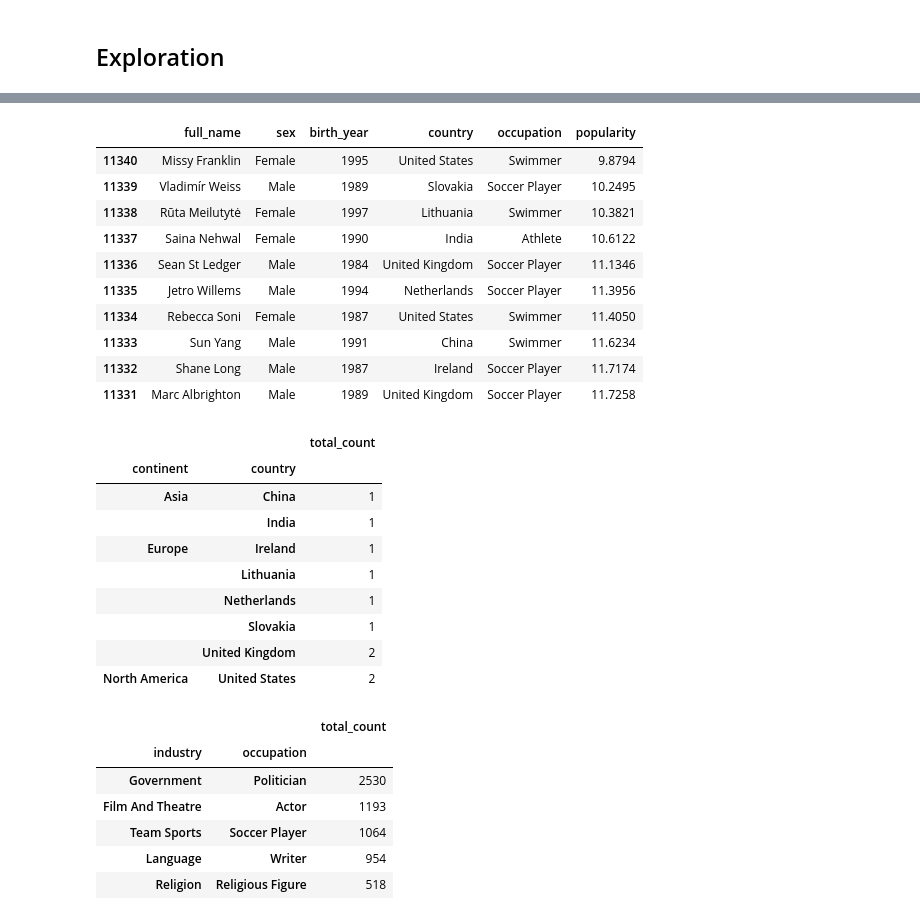
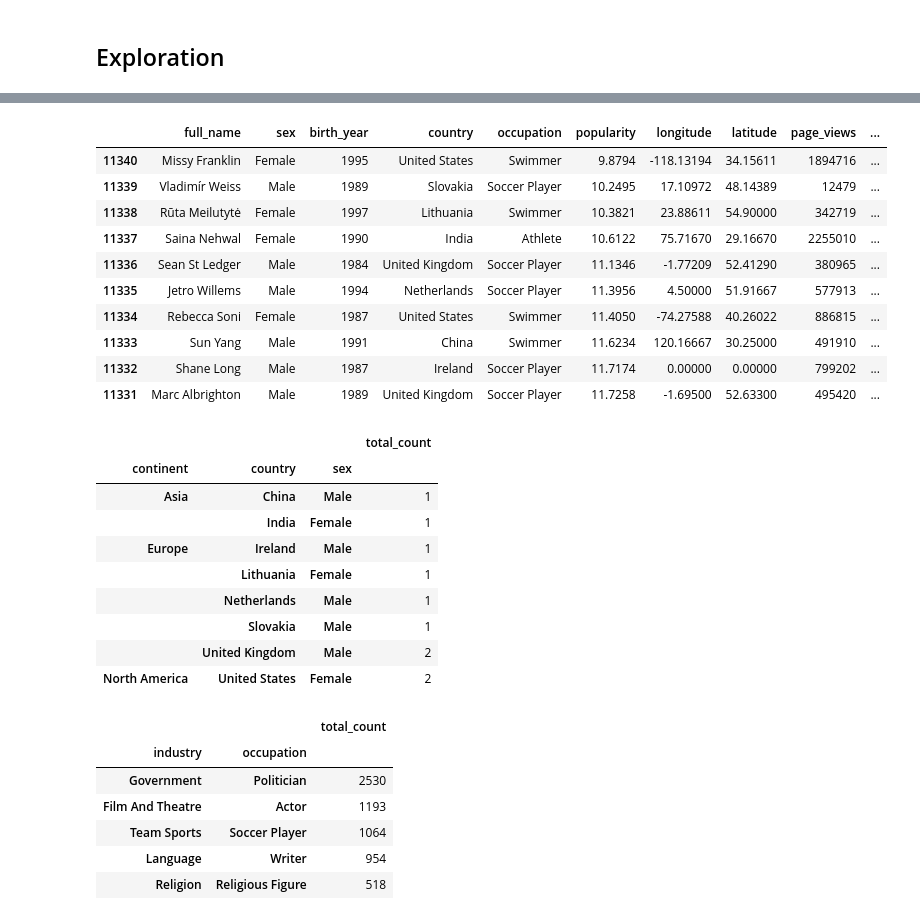
Before and after one commit to tbahng/ist652-final_project, a Jupyter notebook: Final_Project_Report.ipynb, the cells around one changed output, grey strips where cells are left out. Saved outputs shown, nothing was run; the diff lists cells and outputs as text; code cells hidden in the pictures.

```diff
--- a/Final_Project_Report.ipynb
+++ b/Final_Project_Report.ipynb
@@ -106,4 +107,4 @@ dfDirtyData.loc[:,columnToDisplayDirtyData].tail(5)
 ## Data Cleaning
 # %%
 # Creating a new copy of a dataframe from the original
-dfCleanData = dfDirtyData
+dfCleanData = dfDirtyData.copy()
@@ -139,5 +137,11 @@ for col in columnToConvert:
 # Converting the columns above to numeric data type
 dfCleanData[columnToConvert] = dfCleanData[columnToConvert].apply(pd.to_numeric)
+# %%
+# Looping through columns in the dataframe.
+# Replacing columns with 'object' data type from 'NaN' to 'NA'
+for column in dfCleanData.columns:
+    if(dfCleanData[column].dtype == 'object'):
+          dfCleanData[column].fillna(value="NA", inplace=True)
 # %%
 # Showing inforamtion about the dataframe
 dfCleanData.info()
@@ -219,32 +228,32 @@ dfTopTenLeastPopularPeople = dfCleanData.sort_values(by = ['popularity'], ascend
 dfTopTenLeastPopularPeople = dfTopTenLeastPopularPeople.head(10)
 dfTopTenLeastPopularPeople.loc[:,columnToDisplayCleanData].head(10)
 # %% [output]
-|  | full_name | sex | birth_year | country | occupation | popularity |
-| 11340 | Missy Franklin | Female | 1995 | United States | Swimmer | 9.8794 |
-| 11339 | Vladimír Weiss | Male | 1989 | Slovakia | Soccer Player | 10.2495 |
-| 11338 | Rūta Meilutytė | Female | 1997 | Lithuania | Swimmer | 10.3821 |
-| 11337 | Saina Nehwal | Female | 1990 | India | Athlete | 10.6122 |
-| 11336 | Sean St Ledger | Male | 1984 | United Kingdom | Soccer Player | 11.1346 |
-| 11335 | Jetro Willems | Male | 1994 | Netherlands | Soccer Player | 11.3956 |
-| 11334 | Rebecca Soni | Female | 1987 | United States | Swimmer | 11.4050 |
-| 11333 | Sun Yang | Male | 1991 | China | Swimmer | 11.6234 |
-| 11332 | Shane Long | Male | 1987 | Ireland | Soccer Player | 11.7174 |
-| 11331 | Marc Albrighton | Male | 1989 | United Kingdom | Soccer Player | 11.7258 |
+|  | full_name | sex | birth_year | country | occupation | popularity | longitude | latitude | page_views | ... |
+| 11340 | Missy Franklin | Female | 1995 | United States | Swimmer | 9.8794 | -118.13194 | 34.15611 | 1894716 | ... |
+| 11339 | Vladimír Weiss | Male | 1989 | Slovakia | Soccer Player | 10.2495 | 17.10972 | 48.14389 | 12479 | ... |
+| 11338 | Rūta Meilutytė | Female | 1997 | Lithuania | Swimmer | 10.3821 | 23.88611 | 54.90000 | 342719 | ... |
+| 11337 | Saina Nehwal | Female | 1990 | India | Athlete | 10.6122 | 75.71670 | 29.16670 | 2255010 | ... |
+| 11336 | Sean St Ledger | Male | 1984 | United Kingdom | Soccer Player | 11.1346 | -1.77209 | 52.41290 | 380965 | ... |
+| 11335 | Jetro Willems | Male | 1994 | Netherlands | Soccer Player | 11.3956 | 4.50000 | 51.91667 | 577913 | ... |
+| 11334 | Rebecca Soni | Female | 1987 | United States | Swimmer | 11.4050 | -74.27588 | 40.26022 | 886815 | ... |
+| 11333 | Sun Yang | Male | 1991 | China | Swimmer | 11.6234 | 120.16667 | 30.25000 | 491910 | ... |
+| 11332 | Shane Long | Male | 1987 | Ireland | Soccer Player | 11.7174 | 0.00000 | 0.00000 | 799202 | ... |
+| 11331 | Marc Albrighton | Male | 1989 | United Kingdom | Soccer Player | 11.7258 | -1.69500 | 52.63300 | 495420 | ... |
 # %%
-dfTotalTop10LByContinentByCountry = pd.DataFrame(dfTopTenLeastPopularPeople.groupby(['continent', 'country'])['article_id'].count())
+dfTotalTop10LByContinentByCountry = pd.DataFrame(dfTopTenLeastPopularPeople.groupby(['continent', 'country','sex'])['article_id'].count())
 dfTotalTop10LByContinentByCountry.rename(columns={'article_id': 'total_count'}, inplace=True)
 dfTotalTop10LByContinentByCountry
 # %% [output]
-|  |  | total_count |
-| continent | country |  |
-| Asia | China | 1 |
-|  | India | 1 |
-| Europe | Ireland | 1 |
-|  | Lithuania | 1 |
-|  | Netherlands | 1 |
-|  | Slovakia | 1 |
-|  | United Kingdom | 2 |
-| North America | United States | 2 |
+|  |  |  | total_count |
+| continent | country | sex |  |
+| Asia | China | Male | 1 |
+|  | India | Female | 1 |
+| Europe | Ireland | Male | 1 |
+|  | Lithuania | Female | 1 |
+|  | Netherlands | Male | 1 |
+|  | Slovakia | Male | 1 |
+|  | United Kingdom | Male | 2 |
+| North America | United States | Female | 2 |
 # %%
 # Getting the count by country, occupation, industry, and domain
 dfTotalByCountryByIndustry = pd.DataFrame(dfCleanData.groupby(['industry','occupation'])['article_id'].count())
```
Also changed, not shown: parts of 11 cells of this notebook.
